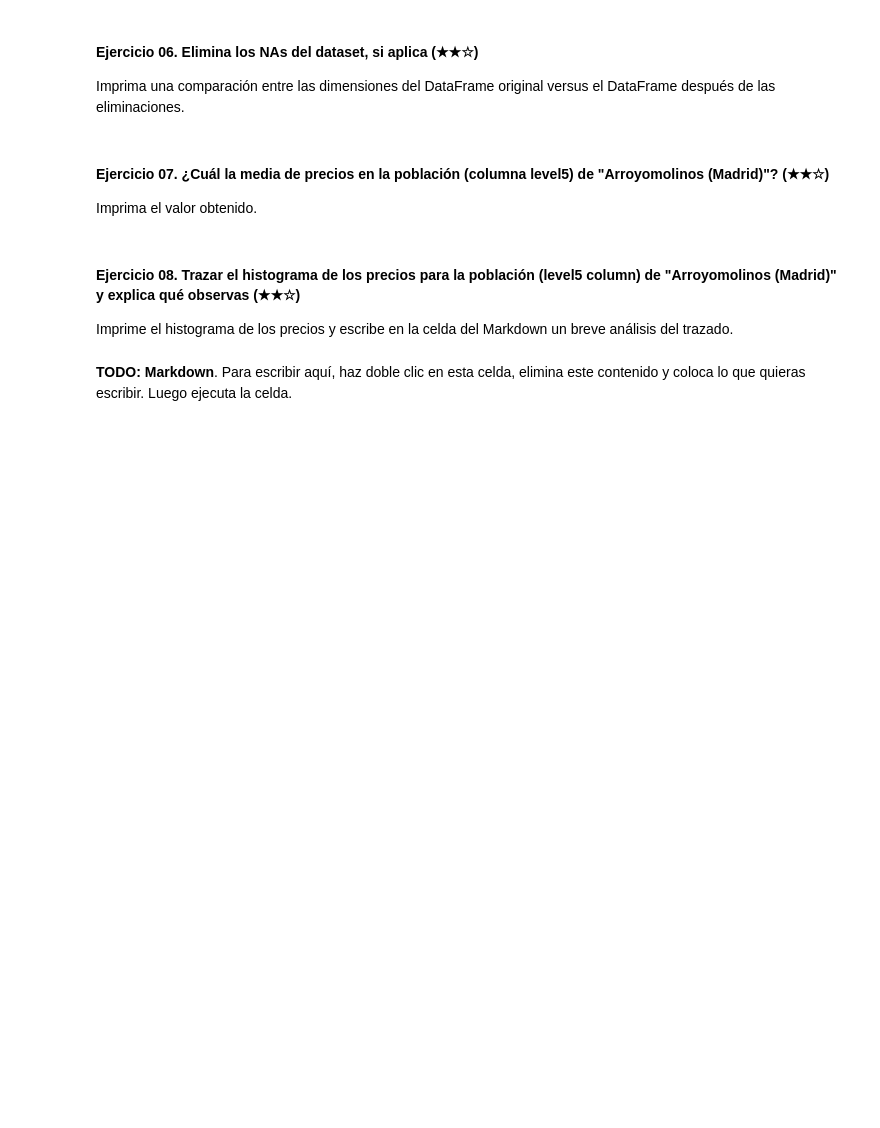
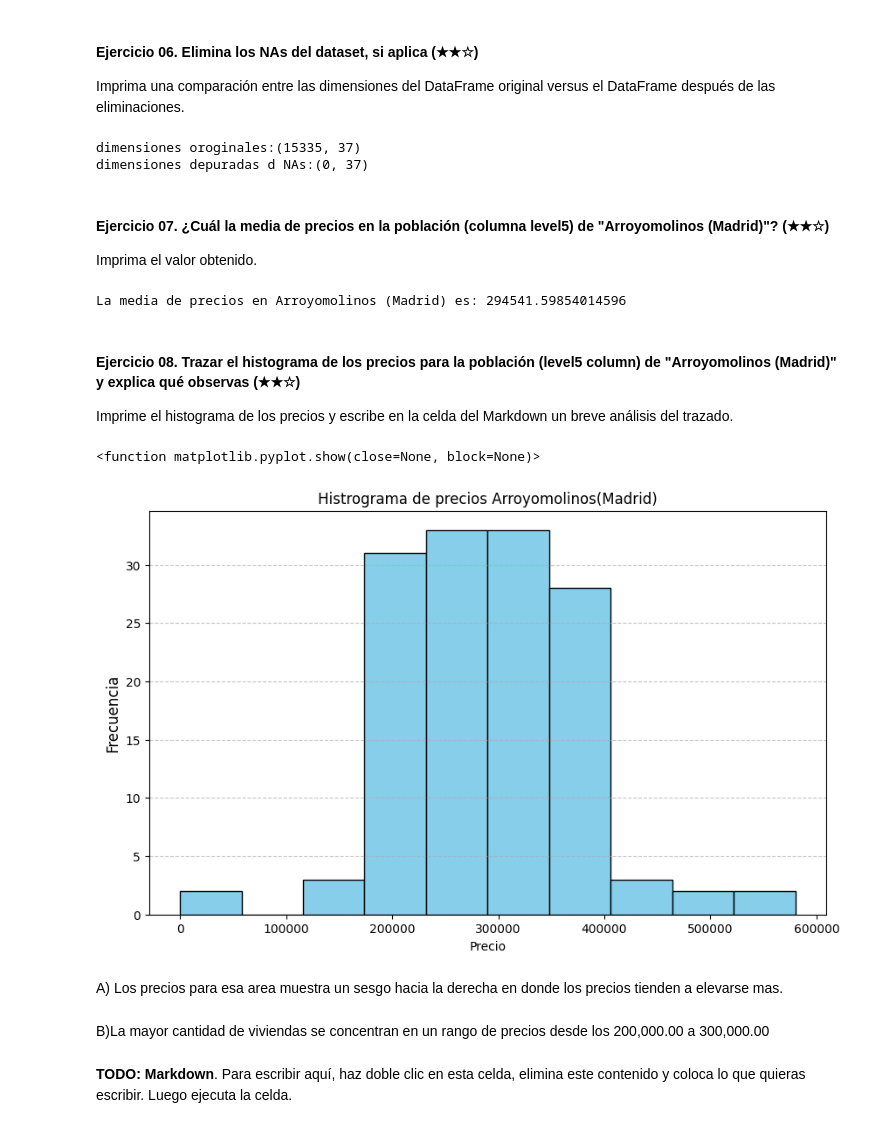
Before and after one commit to ReneRamirez-Test/realestate-datacleanup-exercise, a Jupyter notebook: project.es.ipynb, the cells around one changed output. Cells and saved outputs as stored; diff of their text form; code cells hidden in the pictures; blank space fills up the shorter version.

```diff
--- a/project.es.ipynb
+++ b/project.es.ipynb
@@ -83,19 +217,68 @@ Imprima un booleano (`True` o `False`) seguido de la fila/columna que contiene e
 
 Imprima una comparación entre las dimensiones del DataFrame original versus el DataFrame después de las eliminaciones.
 # %%
-# TODO
+import pandas as pd
+
+# Cargar el archivo CSV con separador de punto y coma
+ds = pd.read_csv('assets/real_estate.csv', sep=';')
+
+
+dimesion_original= ds.shape
+ds_limpio= ds.dropna()
+dimension_limpia= ds_limpio.shape
+
+print(f'dimensiones oroginales:{dimesion_original}')
+print(f'dimensiones depuradas d NAs:{dimension_limpia}')
+# %% [output]
+dimensiones oroginales:(15335, 37)
+dimensiones depuradas d NAs:(0, 37)
 # %% [markdown]
 #### Ejercicio 07. ¿Cuál la media de precios en la población (columna level5) de "Arroyomolinos (Madrid)"? (★★☆)
 
 Imprima el valor obtenido.
 # %%
-# TODO
+import pandas as pd
+
+# Cargar el archivo CSV con separador de punto y coma
+ds = pd.read_csv('assets/real_estate.csv', sep=';')
+
+#ds['price'] = ds['price'].astype(str).str.replace('.', '', regex=False).str.replace(',', '.', regex=False).astype(float) # Convertir el campo 'price' procesando el formato europeo
+
+filtro_arroyomolinos = ds['level5'] == 'Arroyomolinos (Madrid)' # Filtrar el DataFrame para la población 'Arroyomolinos (Madrid)'
+ds_arroyomolinos = ds[filtro_arroyomolinos]
+media_poblacion_arroyomolinos = ds_arroyomolinos['price'].mean() # Calcular la media de precios en la población
+print(f"La media de precios en Arroyomolinos (Madrid) es: {media_poblacion_arroyomolinos}")
+# %% [output]
+La media de precios en Arroyomolinos (Madrid) es: 294541.59854014596
 # %% [markdown]
 #### Ejercicio 08. Trazar el histograma de los precios para la población (level5 column) de "Arroyomolinos (Madrid)" y explica qué observas (★★☆)
 
 Imprime el histograma de los precios y escribe en la celda del Markdown un breve análisis del trazado.
 # %%
-# TODO: Code
+import pandas as pd
+import matplotlib.pyplot as plt
+
+ds = pd.read_csv('assets/real_estate.csv', sep=';')
+
+# Convertir el campo 'price' procesando el formato europeo
+ds['price'] = ds['price'].astype(str).str.replace('.', '', regex=False).str.replace(',', '.', regex=False).astype(float)
+
+filtro_arroyomolinos= ds['level5']=="Arroyomolinos (Madrid)"
+ds_arroyomolinos=ds[filtro_arroyomolinos]
+plt.figure(figsize=(10,6))
+plt.hist(ds_arroyomolinos['price'],bins=10,color='skyblue',edgecolor='black')
+plt.title(f'Histrograma de precios Arroyomolinos(Madrid)')
+plt.xlabel("Precio")
+plt.ylabel("Frecuencia", fontsize= 12)
+plt.grid(axis='y', linestyle= '--', alpha=0.7)
+plt.show
+# %% [output]
+<function matplotlib.pyplot.show(close=None, block=None)>
+[figure, added]
+# %% [markdown]
+A) Los precios para esa area muestra un sesgo hacia la derecha en donde los precios tienden a elevarse mas.
+# %% [markdown]
+B)La mayor cantidad de viviendas se concentran en un rango de precios desde los 200,000.00 a 300,000.00
 # %% [markdown]
 **TODO: Markdown**. Para escribir aquí, haz doble clic en esta celda, elimina este contenido y coloca lo que quieras escribir. Luego ejecuta la celda.
 # %% [markdown]
```
Also changed, not shown: parts of 10 cells of this notebook, 1 other file.
